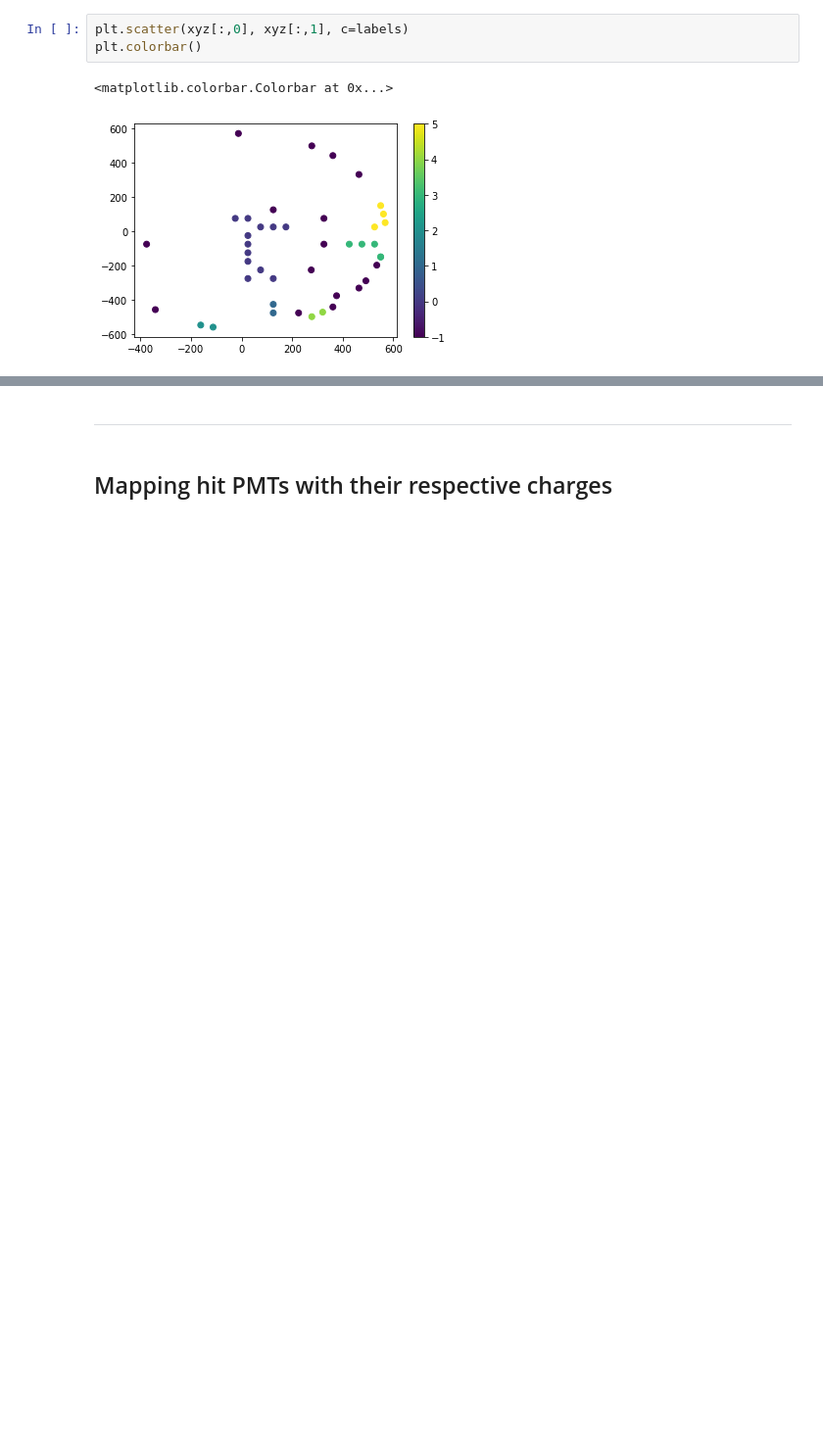
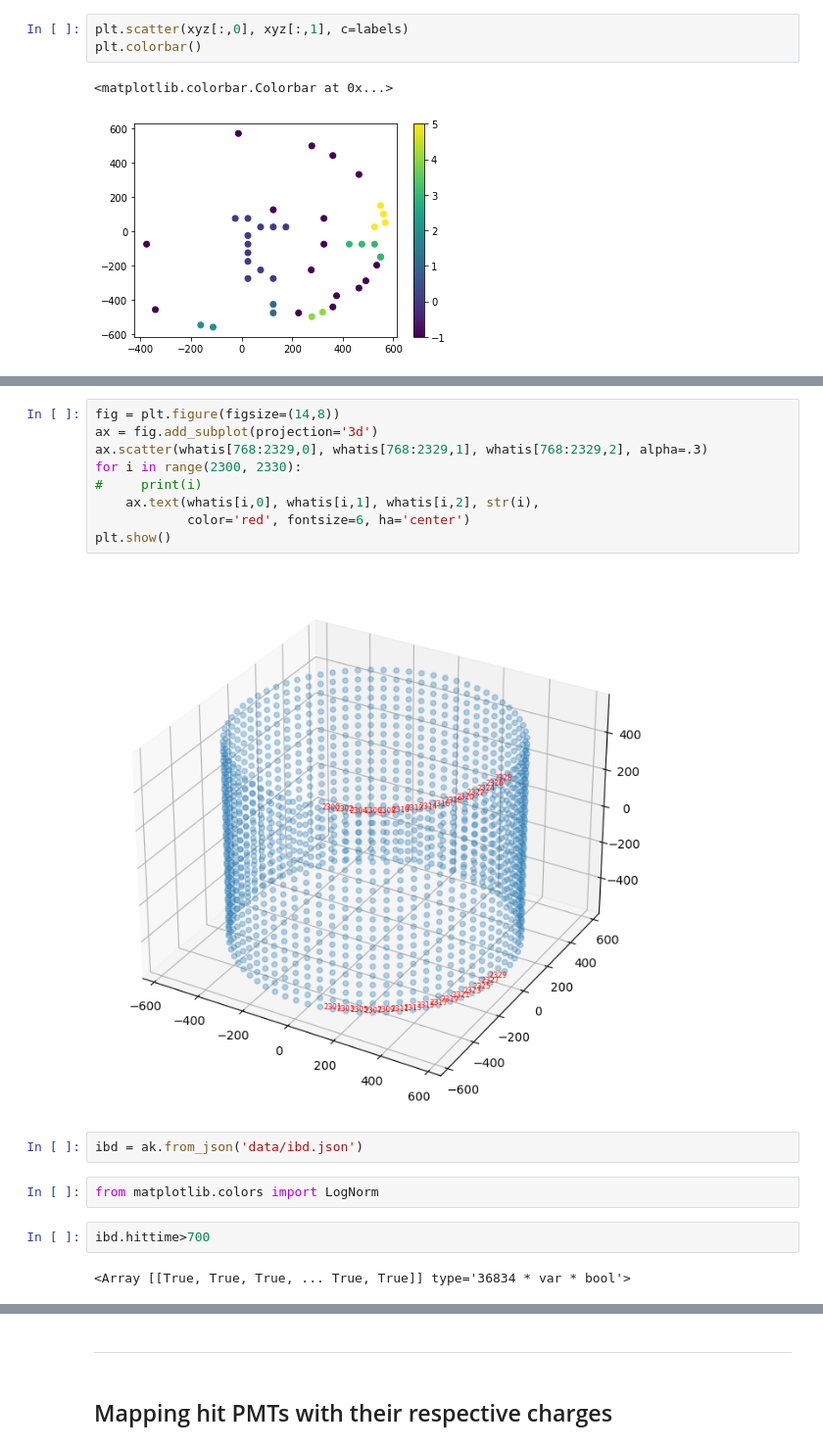
Before and after one commit to sophiafarrell/mlwatch, a Jupyter notebook: positions.ipynb, the cells around one changed output, grey strips where cells are left out. Shown at 98% size. Drawn from its saved outputs; the diff is of its cells as text; blank space fills up the shorter version.

```diff
--- a/positions.ipynb
+++ b/positions.ipynb
@@ -97,0 +102,19 @@ plt.colorbar()
+# %%
+fig = plt.figure(figsize=(14,8))
+ax = fig.add_subplot(projection='3d')
+ax.scatter(whatis[768:2329,0], whatis[768:2329,1], whatis[768:2329,2], alpha=.3)
+for i in range(2300, 2330):
+#     print(i)
+    ax.text(whatis[i,0], whatis[i,1], whatis[i,2], str(i),
+            color='red', fontsize=6, ha='center')
+plt.show()
+# %% [output]
+[figure, added]
+# %%
+ibd = ak.from_json('data/ibd.json')
+# %%
+from matplotlib.colors import LogNorm
+# %%
+ibd.hittime>700
+# %% [output]
+<Array [[True, True, True, ... True, True]] type='36834 * var * bool'>
```
Also changed, not shown: parts of 35 cells of this notebook, 2 other files.
